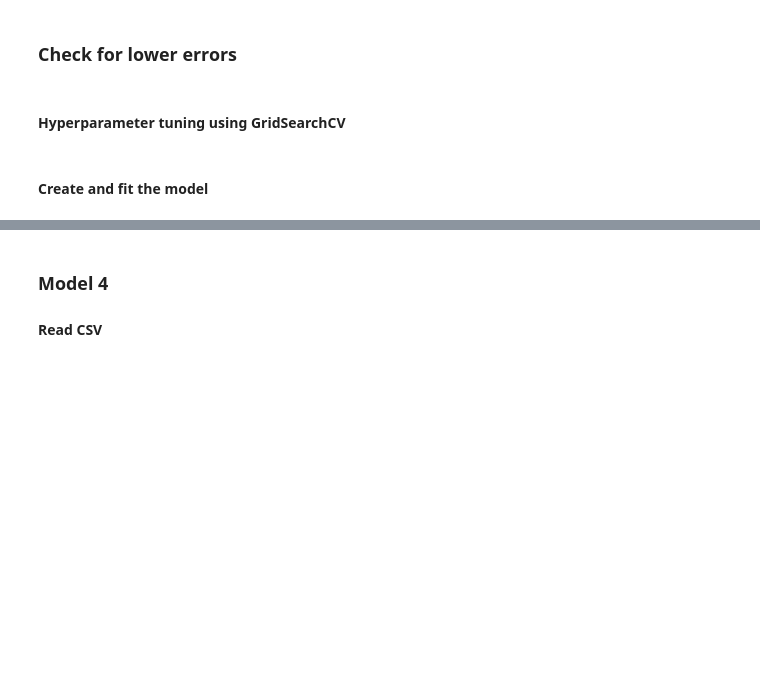
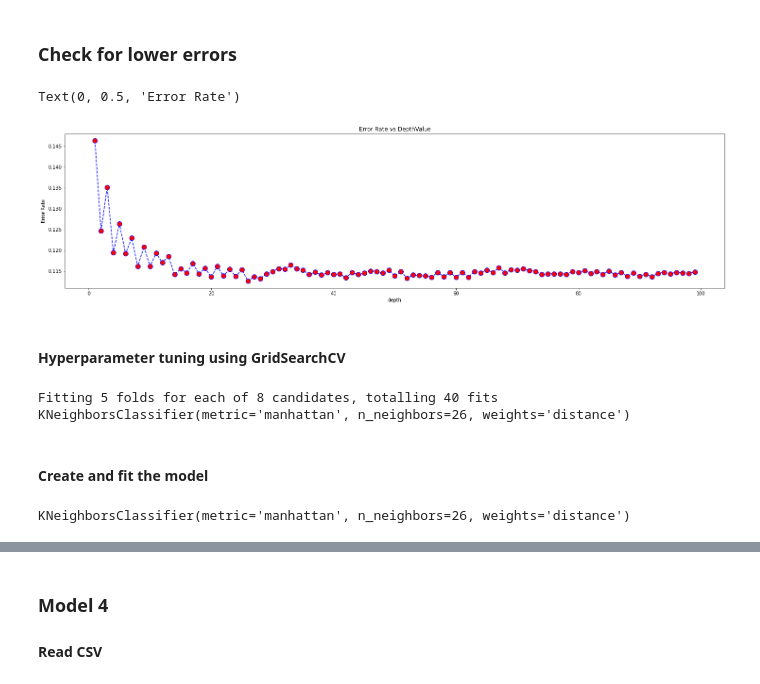
Before and after one commit to 13caroline/term-deposit-subscriptions, a Jupyter notebook: Machine_Learning/Supervised_Learning/K_Nearest_Neighbors/K_Nearest_Neighbors.ipynb, the cells around one changed output, grey strips where cells are left out. Saved outputs shown, nothing was run; the diff lists cells and outputs as text; code cells hidden in the pictures; blank space fills up the shorter version.

```diff
--- a/Machine_Learning/Supervised_Learning/K_Nearest_Neighbors/K_Nearest_Neighbors.ipynb
+++ b/Machine_Learning/Supervised_Learning/K_Nearest_Neighbors/K_Nearest_Neighbors.ipynb
@@ -188,7 +209,7 @@ plt.ylabel("Error Rate")
 # %%
 # Create the parameter grid based on the results of random search
 parameters = {
-    'n_neighbors': [11,12,13,14],
+    'n_neighbors': [31,32,59],
     'weights': ['uniform', 'distance'],
     'metric': ['euclidean', 'manhattan'],
 }
@@ -197,7 +218,7 @@ parameters = {
 knn_model = KNeighborsClassifier()
 
 # Best model
-opt_model_knn = GridSearchCV(knn_model, parameters,  scoring='accuracy', verbose=1)
+opt_model_knn = GridSearchCV(knn_model, parameters,  scoring='accuracy', verbose=10)
 
 # Fit the model
 opt_model_knn.fit(train_m2, train_m2_target)
@@ -207,7 +246,7 @@ print (opt_model_knn.best_estimator_)
 #### Create and fit the model
 # %%
 # Create model with best parameters
-knn_best_model = KNeighborsClassifier()
+knn_best_model = KNeighborsClassifier(metric='manhattan', n_neighbors=59)
 
 # Fit the best model
 knn_best_model.fit(train_m2, train_m2_target)
@@ -249,25 +325,28 @@ test_m3 = test_m3.drop(columns=['y'])
 # %% [markdown]
 ### Check for lower errors
 # %%
-eerror_rate = []
+error_rate = []
 
-for i in tqdm(range(1,200)):
+for i in tqdm(range(1,100)):
     knn = KNeighborsClassifier(n_neighbors=i)
     knn.fit(train_m3,train_m3_target)
     predictions = knn.predict(test_m3)
     error_rate.append(np.mean(predictions != test_m3_target))
 # %%
 plt.figure(figsize=(25,6))
-plt.plot(range(1,200),error_rate,color='blue',linestyle='dashed',marker='o',markerfacecolor='red',markersize=10)
+plt.plot(range(1,100),error_rate,color='blue',linestyle='dashed',marker='o',markerfacecolor='red',markersize=10)
 plt.title('Error Rate vs DepthValue')
 plt.xlabel("depth")
 plt.ylabel("Error Rate")
+# %% [output]
+Text(0, 0.5, 'Error Rate')
+[figure, added]
 # %% [markdown]
 #### Hyperparameter tuning using GridSearchCV
 # %%
 # Create the parameter grid based on the results of random search
 parameters = {
-    'n_neighbors': [11,12,13,14],
+    'n_neighbors': [26,28],
     'weights': ['uniform', 'distance'],
     'metric': ['euclidean', 'manhattan'],
 }
@@ -282,15 +361,20 @@ opt_model_knn = GridSearchCV(knn_model, parameters,  scoring='accuracy', verbose
 opt_model_knn.fit(train_m3, train_m3_target)
 
 print (opt_model_knn.best_estimator_)
+# %% [output]
+Fitting 5 folds for each of 8 candidates, totalling 40 fits
+KNeighborsClassifier(metric='manhattan', n_neighbors=26, weights='distance')
 # %% [markdown]
 #### Create and fit the model
 # %%
 # Create model with best parameters
-knn_best_model = KNeighborsClassifier()
+knn_best_model = KNeighborsClassifier(metric='manhattan', n_neighbors=26, weights='distance')
 
 # Fit the best model
 knn_best_model.fit(train_m3, train_m3_target)
 knn_best_model
+# %% [output]
+KNeighborsClassifier(metric='manhattan', n_neighbors=26, weights='distance')
 # %%
 predictions = knn_best_model.predict(test_m3)
 
```
Also changed, not shown: parts of 43 cells of this notebook, 47 other files.
